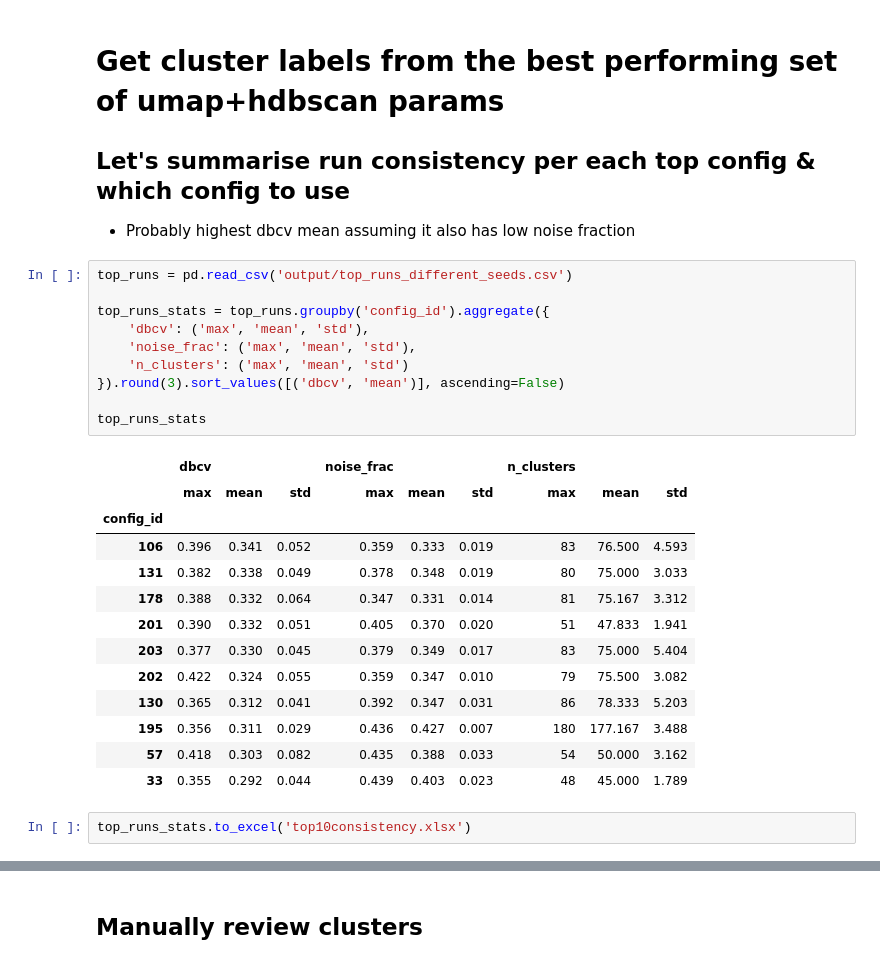
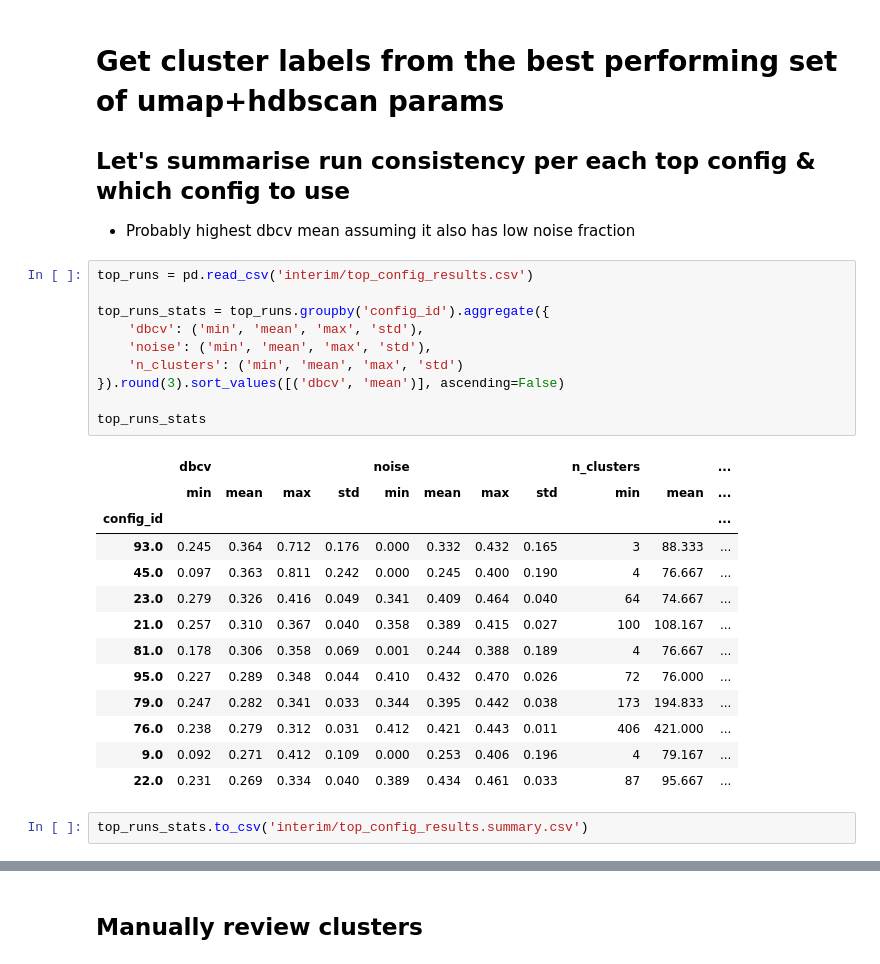
Before and after one commit to ilyankou/ms-marco-geospatial, a Jupyter notebook: 2-Cluster.ipynb, the cells around one changed output, grey strips where cells are left out. Cells and saved outputs as stored; diff of their text form.

Commit message:
Redo clustering + draft visual

```diff
--- a/2-Cluster.ipynb
+++ b/2-Cluster.ipynb
@@ -257,28 +303,28 @@ Wall time: 1h 49min 4s
 
 - Probably highest dbcv mean assuming it also has low noise fraction
 # %%
-top_runs = pd.read_csv('output/top_runs_different_seeds.csv')
+top_runs = pd.read_csv('interim/top_config_results.csv')
 
 top_runs_stats = top_runs.groupby('config_id').aggregate({
-    'dbcv': ('max', 'mean', 'std'),
-    'noise_frac': ('max', 'mean', 'std'),
-    'n_clusters': ('max', 'mean', 'std')
+    'dbcv': ('min', 'mean', 'max', 'std'),
+    'noise': ('min', 'mean', 'max', 'std'),
+    'n_clusters': ('min', 'mean', 'max', 'std')
 }).round(3).sort_values([('dbcv', 'mean')], ascending=False)
 
 top_runs_stats
 # %% [output]
-|  | dbcv |  |  | noise_frac |  |  | n_clusters |  |  |
-|  | max | mean | std | max | mean | std | max | mean | std |
-| config_id |  |  |  |  |  |  |  |  |  |
-| 106 | 0.396 | 0.341 | 0.052 | 0.359 | 0.333 | 0.019 | 83 | 76.500 | 4.593 |
-| 131 | 0.382 | 0.338 | 0.049 | 0.378 | 0.348 | 0.019 | 80 | 75.000 | 3.033 |
-| 178 | 0.388 | 0.332 | 0.064 | 0.347 | 0.331 | 0.014 | 81 | 75.167 | 3.312 |
-| 201 | 0.390 | 0.332 | 0.051 | 0.405 | 0.370 | 0.020 | 51 | 47.833 | 1.941 |
-| 203 | 0.377 | 0.330 | 0.045 | 0.379 | 0.349 | 0.017 | 83 | 75.000 | 5.404 |
-| 202 | 0.422 | 0.324 | 0.055 | 0.359 | 0.347 | 0.010 | 79 | 75.500 | 3.082 |
-| 130 | 0.365 | 0.312 | 0.041 | 0.392 | 0.347 | 0.031 | 86 | 78.333 | 5.203 |
-| 195 | 0.356 | 0.311 | 0.029 | 0.436 | 0.427 | 0.007 | 180 | 177.167 | 3.488 |
-| 57 | 0.418 | 0.303 | 0.082 | 0.435 | 0.388 | 0.033 | 54 | 50.000 | 3.162 |
-| 33 | 0.355 | 0.292 | 0.044 | 0.439 | 0.403 | 0.023 | 48 | 45.000 | 1.789 |
+|  | dbcv |  |  |  | noise |  |  |  | n_clusters |  | ... |
+|  | min | mean | max | std | min | mean | max | std | min | mean | ... |
+| config_id |  |  |  |  |  |  |  |  |  |  | ... |
+| 93.0 | 0.245 | 0.364 | 0.712 | 0.176 | 0.000 | 0.332 | 0.432 | 0.165 | 3 | 88.333 | ... |
+| 45.0 | 0.097 | 0.363 | 0.811 | 0.242 | 0.000 | 0.245 | 0.400 | 0.190 | 4 | 76.667 | ... |
+| 23.0 | 0.279 | 0.326 | 0.416 | 0.049 | 0.341 | 0.409 | 0.464 | 0.040 | 64 | 74.667 | ... |
+| 21.0 | 0.257 | 0.310 | 0.367 | 0.040 | 0.358 | 0.389 | 0.415 | 0.027 | 100 | 108.167 | ... |
+| 81.0 | 0.178 | 0.306 | 0.358 | 0.069 | 0.001 | 0.244 | 0.388 | 0.189 | 4 | 76.667 | ... |
+| 95.0 | 0.227 | 0.289 | 0.348 | 0.044 | 0.410 | 0.432 | 0.470 | 0.026 | 72 | 76.000 | ... |
+| 79.0 | 0.247 | 0.282 | 0.341 | 0.033 | 0.344 | 0.395 | 0.442 | 0.038 | 173 | 194.833 | ... |
+| 76.0 | 0.238 | 0.279 | 0.312 | 0.031 | 0.412 | 0.421 | 0.443 | 0.011 | 406 | 421.000 | ... |
+| 9.0 | 0.092 | 0.271 | 0.412 | 0.109 | 0.000 | 0.253 | 0.406 | 0.196 | 4 | 79.167 | ... |
+| 22.0 | 0.231 | 0.269 | 0.334 | 0.040 | 0.389 | 0.434 | 0.461 | 0.033 | 87 | 95.667 | ... |
 # %%
-top_runs_stats.to_excel('top10consistency.xlsx')
+top_runs_stats.to_csv('interim/top_config_results.summary.csv')
```
Also changed, not shown: parts of 38 cells of this notebook, 27 other files.
